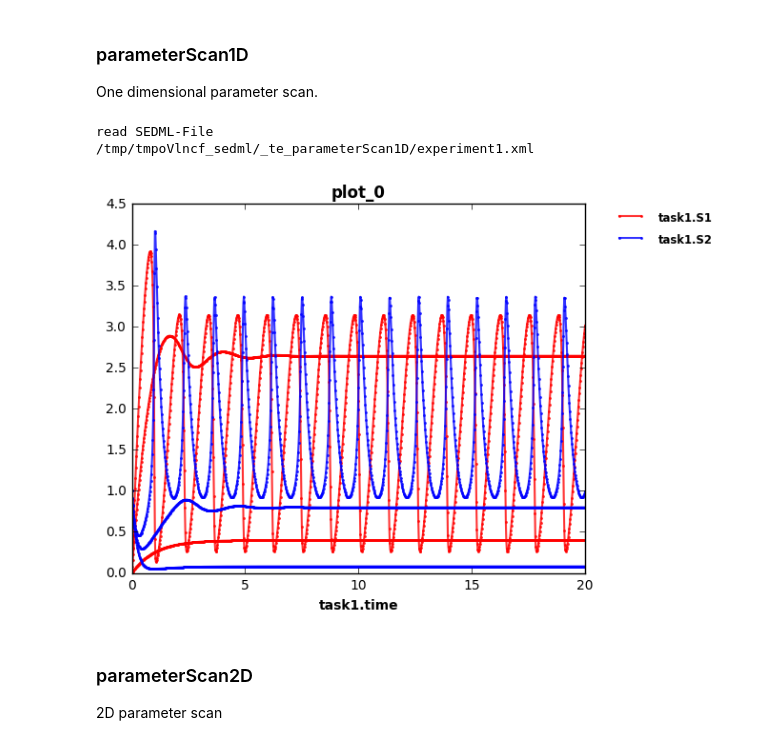
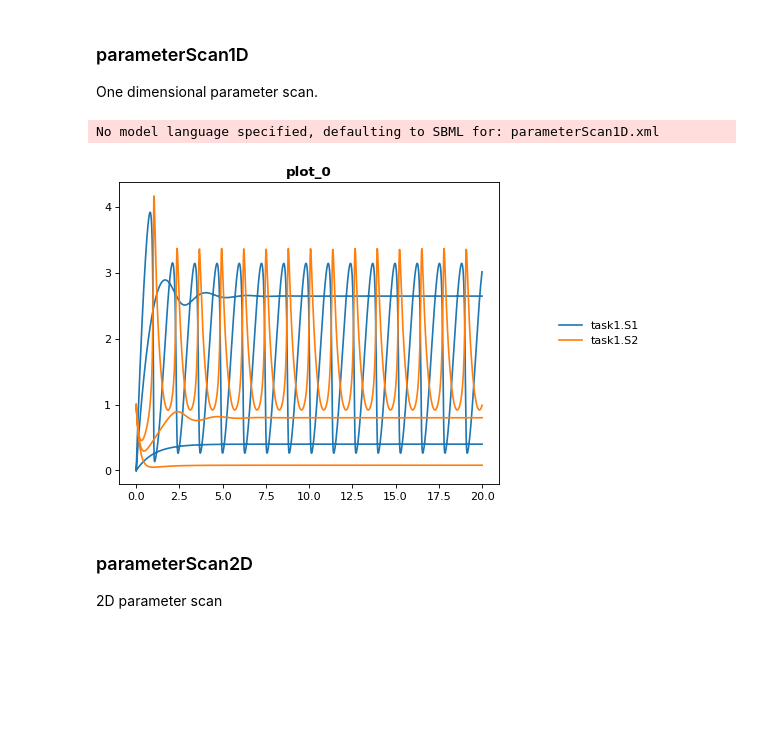
Before and after one commit to sys-bio/tellurium, a Jupyter notebook: examples/notebooks/core/phrasedmlExample.ipynb, the cells around one changed output. Cells and saved outputs as stored; diff of their text form; code cells hidden in the pictures; blank space fills up the shorter version.

```diff
--- a/examples/notebooks/core/phrasedmlExample.ipynb
+++ b/examples/notebooks/core/phrasedmlExample.ipynb
@@ -205,7 +203,7 @@ One dimensional parameter scan.
 # %%
 import tellurium as te
 
-antimonyStr = '''
+antimony_str = '''
 // Created by libAntimony v2.9
 model *parameterScan1D()
 
@@ -225,40 +223,41 @@ S1 = 0;
 S2 = 1;
 X0 = 1;
 X1 = 0;
 X2 = 0;
 
 // Compartment initializations:
 compartment_ = 1;
 
 // Variable initializations:
 J0_v0 = 8;
 J1_k3 = 0;
 J2_k1 = 1;
 J2_k_1 = 0;
 J2_c = 1;
 J2_q = 3;
 J3_k2 = 5;
 
 // Other declarations:
 const compartment_, J0_v0, J1_k3, J2_k1, J2_k_1, J2_c, J2_q, J3_k2;
 end
 '''
 
-phrasedmlStr = '''
+phrasedml_str = '''
 model1 = model "parameterScan1D"
 timecourse1 = simulate uniform(0, 20, 1000)
 task0 = run timecourse1 on model1
 task1 = repeat task0 for J0_v0 in [8, 4, 0.4], reset=true
 plot task1.time vs task1.S1, task1.S2
 '''
 
-# phrasedml experiment
-exp = te.experiment(antimonyStr, phrasedmlStr)
-exp.execute(phrasedmlStr)
+# create the inline OMEX string
+inline_omex = '\n'.join([antimony_str, phrasedml_str])
+
+# execute the inline OMEX
+te.executeInlineOmex(inline_omex)
 # %% [output]
-read SEDML-File
-/tmp/tmpoVlncf_sedml/_te_parameterScan1D/experiment1.xml
+No model language specified, defaulting to SBML for: parameterScan1D.xml
-[figure, old version]
+[figure, new version]
 # %% [markdown]
 ### parameterScan2D
 2D parameter scan
```
Also changed, not shown: parts of 7 cells of this notebook.
